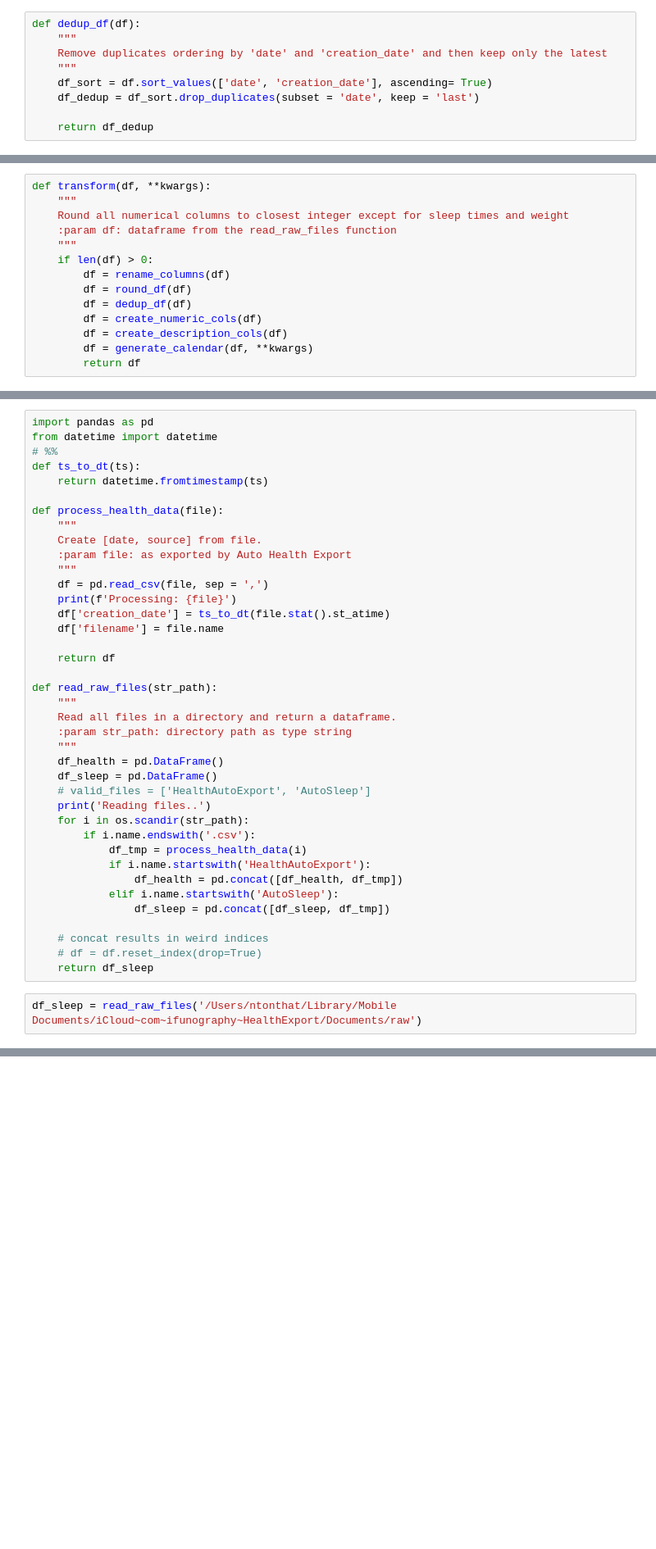
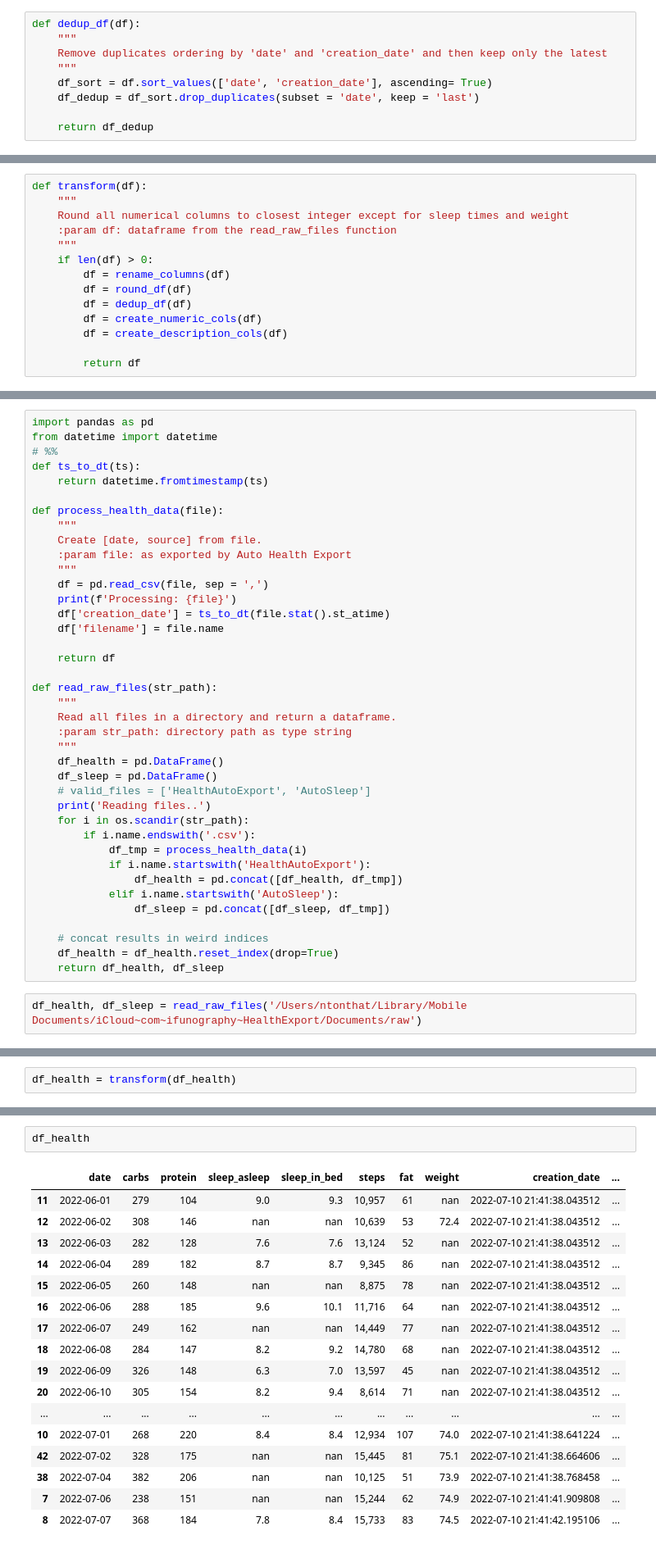
Before and after one commit to namtonthat/apple-health-data, a Jupyter notebook: apple-health.ipynb, the cells around one changed output, grey strips where cells are left out. Shown: that part at 82% size. Drawn from its saved outputs; the diff is of its cells as text; blank space fills up the shorter version.

Commit message:
Calendar files updated

```diff
--- a/apple-health.ipynb
+++ b/apple-health.ipynb
@@ -158,7 +158,7 @@ def generate_calendar(df, **kwargs):
 
     return df
 # %%
-def transform(df, **kwargs):
+def transform(df):
     """
     Round all numerical columns to closest integer except for sleep times and weight
     :param df: dataframe from the read_raw_files function
@@ -169,6 +169,6 @@ def transform(df, **kwargs):
         df = dedup_df(df)
         df = create_numeric_cols(df)
         df = create_description_cols(df)
-        df = generate_calendar(df, **kwargs)
+
         return df
 # %%
@@ -247,10 +244,10 @@ def read_raw_files(str_path):
                 df_sleep = pd.concat([df_sleep, df_tmp])
 
     # concat results in weird indices
-    # df = df.reset_index(drop=True)
-    return df_sleep
+    df_health = df_health.reset_index(drop=True)
+    return df_health, df_sleep
 # %%
-df_sleep = read_raw_files('/Users/ntonthat/Library/Mobile Documents/iCloud~com~ifunography~HealthExport/Documents/raw')
+df_health, df_sleep = read_raw_files('/Users/ntonthat/Library/Mobile Documents/iCloud~com~ifunography~HealthExport/Documents/raw')
 # %% [output]
 Reading files..
 Processing: <DirEntry 'HealthAutoExport-2022-06-23-2022-06-29 Data.csv'>
@@ -283,0 +268,2 @@ def etl_autosleep_data(df):
+# %%
+df_health = transform(df_health)
@@ -334,0 +481,20 @@ df_sleep[['ISO8601', 'bedtime', 'waketime', 'inBed', 'deepAvg7', 'efficiency', '
+# %%
+df_health
+# %% [output]
+|  | date | carbs | protein | sleep_asleep | sleep_in_bed | steps | fat | weight | creation_date | ... |
+| 11 | 2022-06-01 | 279 | 104 | 9.0 | 9.3 | 10,957 | 61 | nan | 2022-07-10 21:41:38.043512 | ... |
+| 12 | 2022-06-02 | 308 | 146 | nan | nan | 10,639 | 53 | 72.4 | 2022-07-10 21:41:38.043512 | ... |
+| 13 | 2022-06-03 | 282 | 128 | 7.6 | 7.6 | 13,124 | 52 | nan | 2022-07-10 21:41:38.043512 | ... |
+| 14 | 2022-06-04 | 289 | 182 | 8.7 | 8.7 | 9,345 | 86 | nan | 2022-07-10 21:41:38.043512 | ... |
+| 15 | 2022-06-05 | 260 | 148 | nan | nan | 8,875 | 78 | nan | 2022-07-10 21:41:38.043512 | ... |
+| 16 | 2022-06-06 | 288 | 185 | 9.6 | 10.1 | 11,716 | 64 | nan | 2022-07-10 21:41:38.043512 | ... |
+| 17 | 2022-06-07 | 249 | 162 | nan | nan | 14,449 | 77 | nan | 2022-07-10 21:41:38.043512 | ... |
+| 18 | 2022-06-08 | 284 | 147 | 8.2 | 9.2 | 14,780 | 68 | nan | 2022-07-10 21:41:38.043512 | ... |
+| 19 | 2022-06-09 | 326 | 148 | 6.3 | 7.0 | 13,597 | 45 | nan | 2022-07-10 21:41:38.043512 | ... |
+| 20 | 2022-06-10 | 305 | 154 | 8.2 | 9.4 | 8,614 | 71 | nan | 2022-07-10 21:41:38.043512 | ... |
+| ... | ... | ... | ... | ... | ... | ... | ... | ... | ... | ... |
+| 10 | 2022-07-01 | 268 | 220 | 8.4 | 8.4 | 12,934 | 107 | 74.0 | 2022-07-10 21:41:38.641224 | ... |
+| 42 | 2022-07-02 | 328 | 175 | nan | nan | 15,445 | 81 | 75.1 | 2022-07-10 21:41:38.664606 | ... |
+| 38 | 2022-07-04 | 382 | 206 | nan | nan | 10,125 | 51 | 73.9 | 2022-07-10 21:41:38.768458 | ... |
+| 7 | 2022-07-06 | 238 | 151 | nan | nan | 15,244 | 62 | 74.9 | 2022-07-10 21:41:41.909808 | ... |
+| 8 | 2022-07-07 | 368 | 184 | 7.8 | 8.4 | 15,733 | 83 | 74.5 | 2022-07-10 21:41:42.195106 | ... |
```
Also changed, not shown: parts of 15 cells of this notebook, 3 other files.
